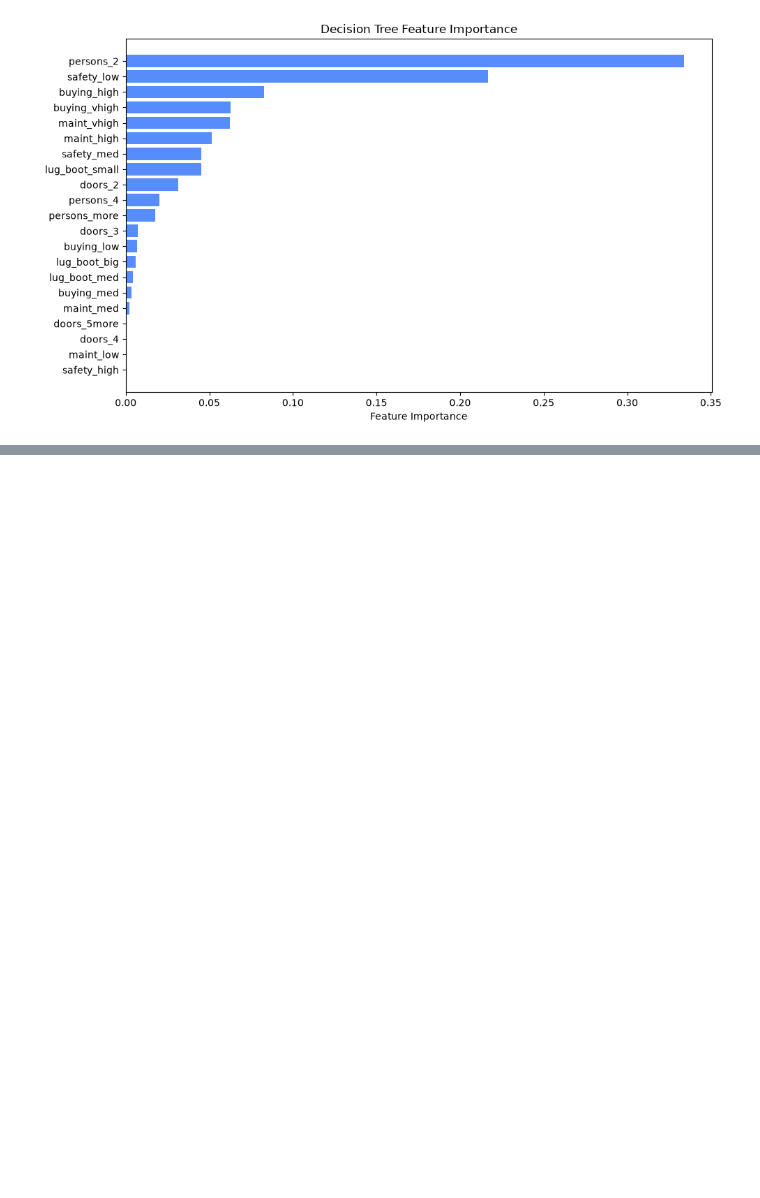
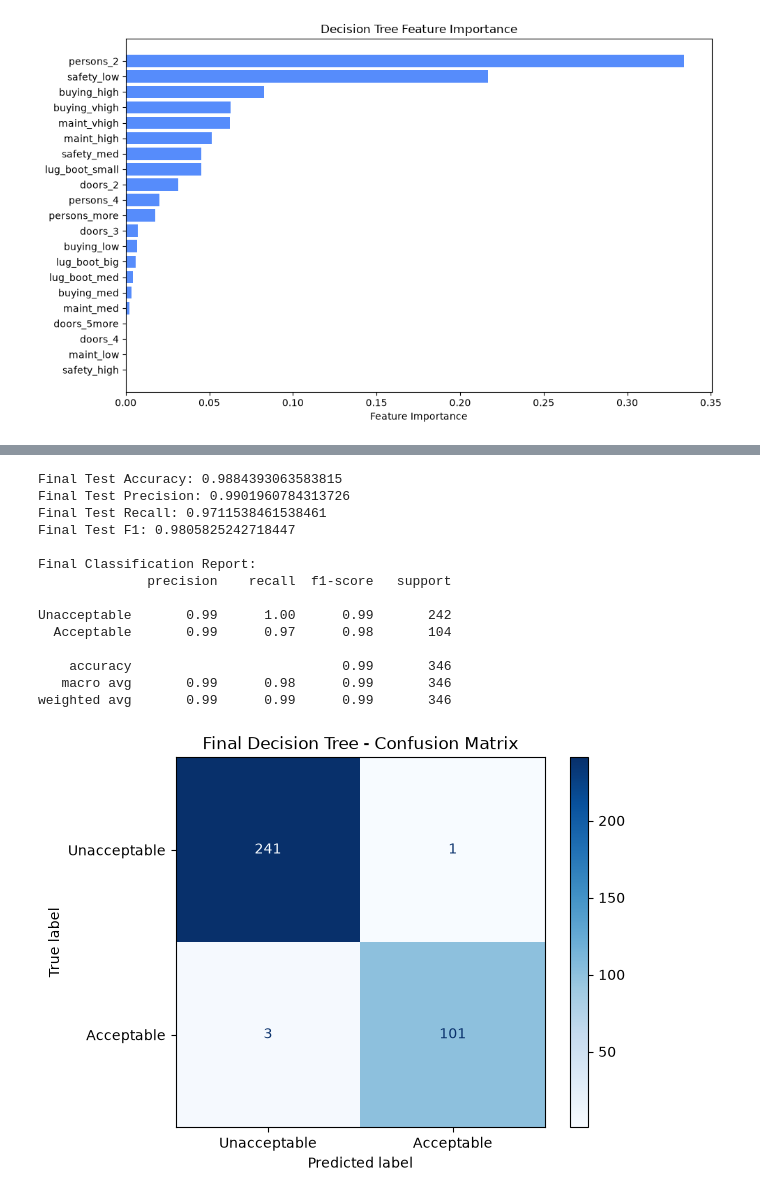
Before and after one commit to Semimona/Project2, a Jupyter notebook: Project2_binary.ipynb, the cells around one changed output, grey strips where cells are left out. Saved outputs shown, nothing was run; the diff lists cells and outputs as text; code cells hidden in the pictures; blank space fills up the shorter version.

```diff
--- a/Project2_binary.ipynb
+++ b/Project2_binary.ipynb
@@ -274,0 +460,62 @@ plt.show()
+# %%
+# Step 11: Final Model Evaluation
+
+from sklearn.metrics import (
+    accuracy_score,
+    precision_score,
+    recall_score,
+    f1_score,
+    classification_report,
+    ConfusionMatrixDisplay
+)
+import matplotlib.pyplot as plt
+
+final_model = grid_search.best_estimator_
+
+y_final_pred = final_model.predict(X_test)
+
+print("Final Test Accuracy:",
+      accuracy_score(y_test, y_final_pred))
+
+print("Final Test Precision:",
+      precision_score(y_test, y_final_pred))
+
+print("Final Test Recall:",
+      recall_score(y_test, y_final_pred))
+
+print("Final Test F1:",
+      f1_score(y_test, y_final_pred))
+
+print("\nFinal Classification Report:")
+print(classification_report(
+    y_test,
+    y_final_pred,
+    target_names=['Unacceptable', 'Acceptable']
+))
+
+ConfusionMatrixDisplay.from_predictions(
+    y_test,
+    y_final_pred,
+    labels=[0, 1],
+    display_labels=['Unacceptable', 'Acceptable'],
+    cmap='Blues'
+)
+
+plt.title("Final Decision Tree - Confusion Matrix")
+plt.show()
+# %% [output]
+Final Test Accuracy: 0.9884393063583815
+Final Test Precision: 0.9901960784313726
+Final Test Recall: 0.9711538461538461
+Final Test F1: 0.9805825242718447
+
+Final Classification Report:
+              precision    recall  f1-score   support
+
+Unacceptable       0.99      1.00      0.99       242
+  Acceptable       0.99      0.97      0.98       104
+
+    accuracy                           0.99       346
+   macro avg       0.99      0.98      0.99       346
+weighted avg       0.99      0.99      0.99       346
+[figure, added]
```
Also changed, not shown: parts of 5 cells of this notebook.
